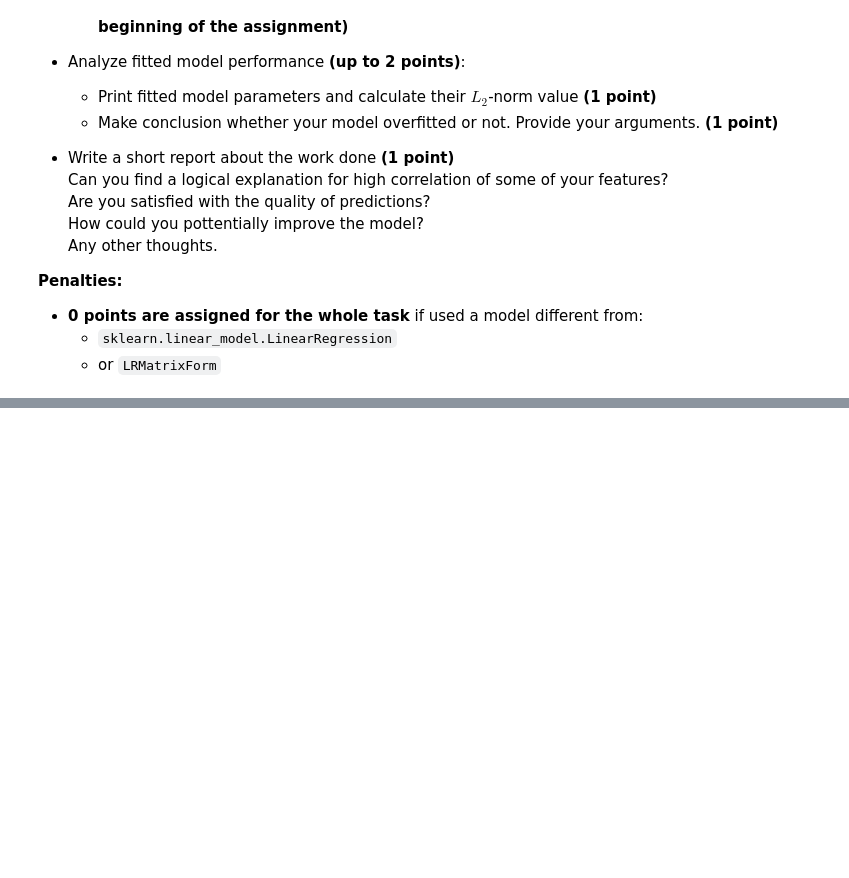
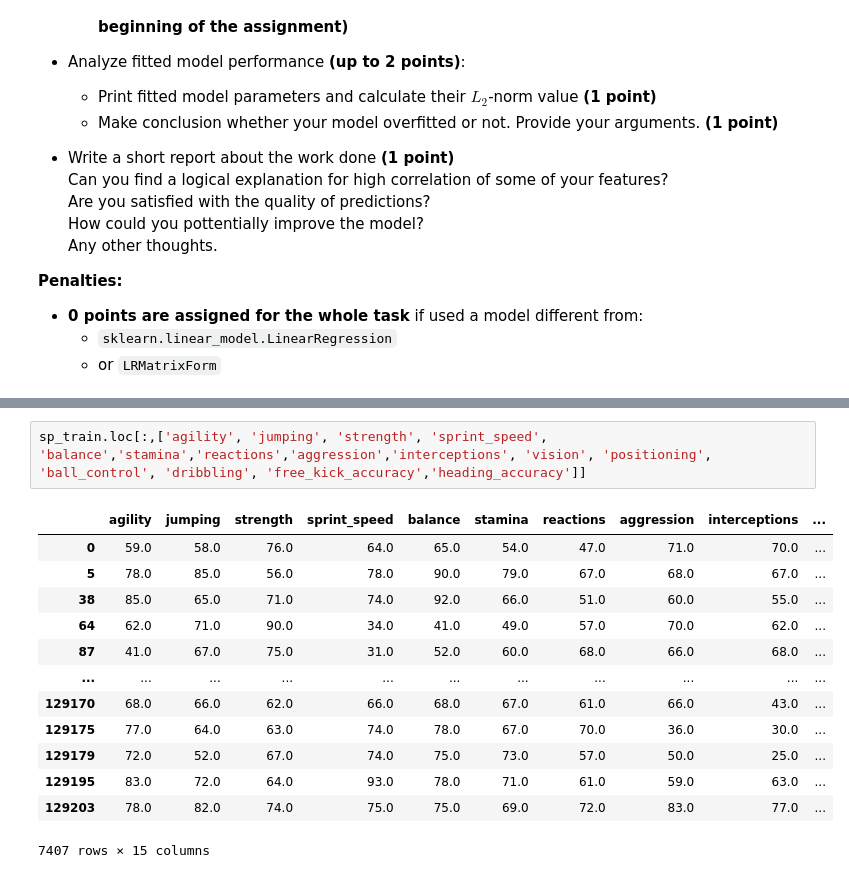
Before and after one commit to tshura/ml-intro-tasks, a Jupyter notebook: 3_linear_regression/linear_regression.ipynb, the cells around one changed output, grey strips where cells are left out. Drawn from its saved outputs; the diff is of its cells as text; blank space fills up the shorter version.

```diff
--- a/3_linear_regression/linear_regression.ipynb
+++ b/3_linear_regression/linear_regression.ipynb
@@ -1729,0 +1756,16 @@ Steps you need to follow:
+# %%
+sp_train.loc[:,['agility', 'jumping', 'strength', 'sprint_speed', 'balance','stamina','reactions','aggression','interceptions', 'vision', 'positioning', 'ball_control', 'dribbling', 'free_kick_accuracy','heading_accuracy']]
+# %% [output]
+|  | agility | jumping | strength | sprint_speed | balance | stamina | reactions | aggression | interceptions | ... |
+| 0 | 59.0 | 58.0 | 76.0 | 64.0 | 65.0 | 54.0 | 47.0 | 71.0 | 70.0 | ... |
+| 5 | 78.0 | 85.0 | 56.0 | 78.0 | 90.0 | 79.0 | 67.0 | 68.0 | 67.0 | ... |
+| 38 | 85.0 | 65.0 | 71.0 | 74.0 | 92.0 | 66.0 | 51.0 | 60.0 | 55.0 | ... |
+| 64 | 62.0 | 71.0 | 90.0 | 34.0 | 41.0 | 49.0 | 57.0 | 70.0 | 62.0 | ... |
+| 87 | 41.0 | 67.0 | 75.0 | 31.0 | 52.0 | 60.0 | 68.0 | 66.0 | 68.0 | ... |
+| ... | ... | ... | ... | ... | ... | ... | ... | ... | ... | ... |
+| 129170 | 68.0 | 66.0 | 62.0 | 66.0 | 68.0 | 67.0 | 61.0 | 66.0 | 43.0 | ... |
+| 129175 | 77.0 | 64.0 | 63.0 | 74.0 | 78.0 | 67.0 | 70.0 | 36.0 | 30.0 | ... |
+| 129179 | 72.0 | 52.0 | 67.0 | 74.0 | 75.0 | 73.0 | 57.0 | 50.0 | 25.0 | ... |
+| 129195 | 83.0 | 72.0 | 64.0 | 93.0 | 78.0 | 71.0 | 61.0 | 59.0 | 63.0 | ... |
+| 129203 | 78.0 | 82.0 | 74.0 | 75.0 | 75.0 | 69.0 | 72.0 | 83.0 | 77.0 | ... |
+7407 rows × 15 columns
```
Also changed, not shown: parts of 83 cells of this notebook.
